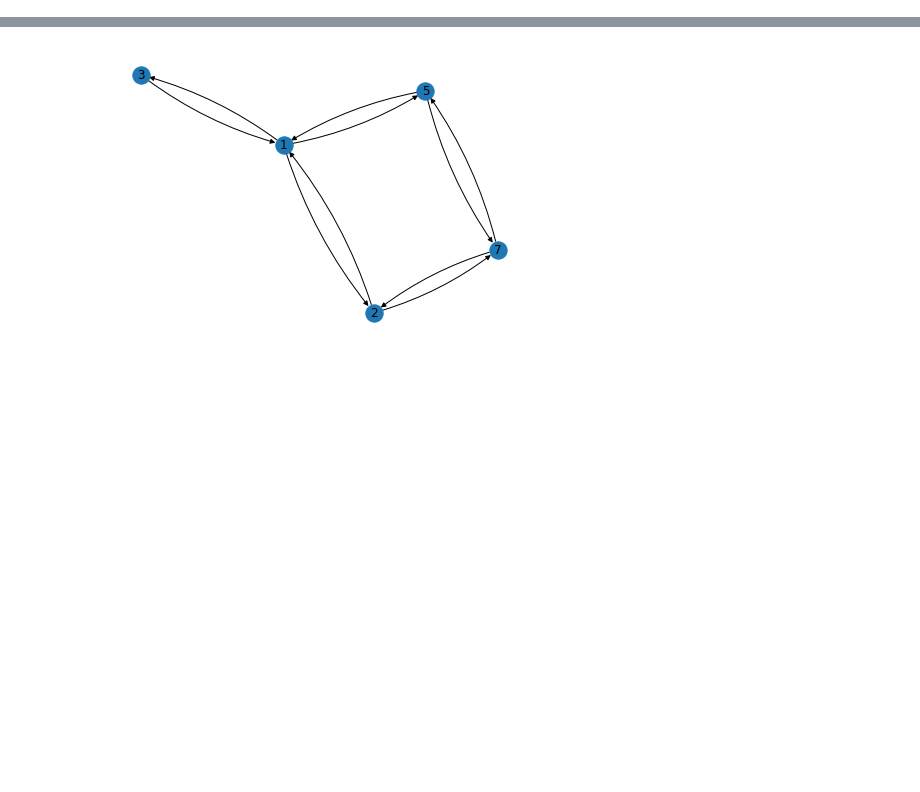
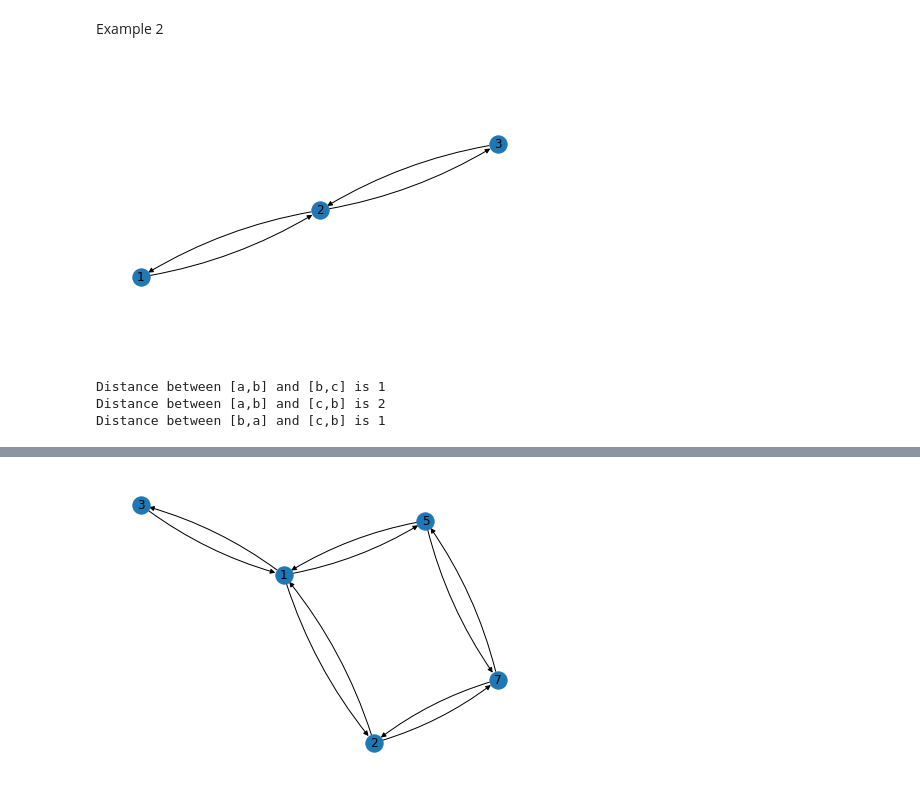
Before and after one commit to YasuakiFujitani/grover-geometry, a Jupyter notebook: main.ipynb, the cells around one changed output, grey strips where cells are left out. Saved outputs shown, nothing was run; the diff lists cells and outputs as text; code cells hidden in the pictures; blank space fills up the shorter version.

Commit message:
modify files, add examples.ipynb

```diff
--- a/main.ipynb
+++ b/main.ipynb
@@ -0,0 +6,14 @@
+# %% [markdown]
+Example 2
+# %%
+from lib import ArcGraph
+G=ArcGraph([(1,2),(2,3)])
+G.plot()
+print("Distance between [a,b] and [b,c] is", G.distance((1,2),(2,3))) #Figure 1
+print("Distance between [a,b] and [c,b] is", G.distance((2,3),(1,2)))
+print("Distance between [b,a] and [c,b] is", G.distance((1,2),(3,2))) #Figure 3
+# %% [output]
+[figure, added]
+Distance between [a,b] and [b,c] is 1
+Distance between [a,b] and [c,b] is 2
+Distance between [b,a] and [c,b] is 1
```
Also changed, not shown: parts of 29 cells of this notebook, 5 other files.
